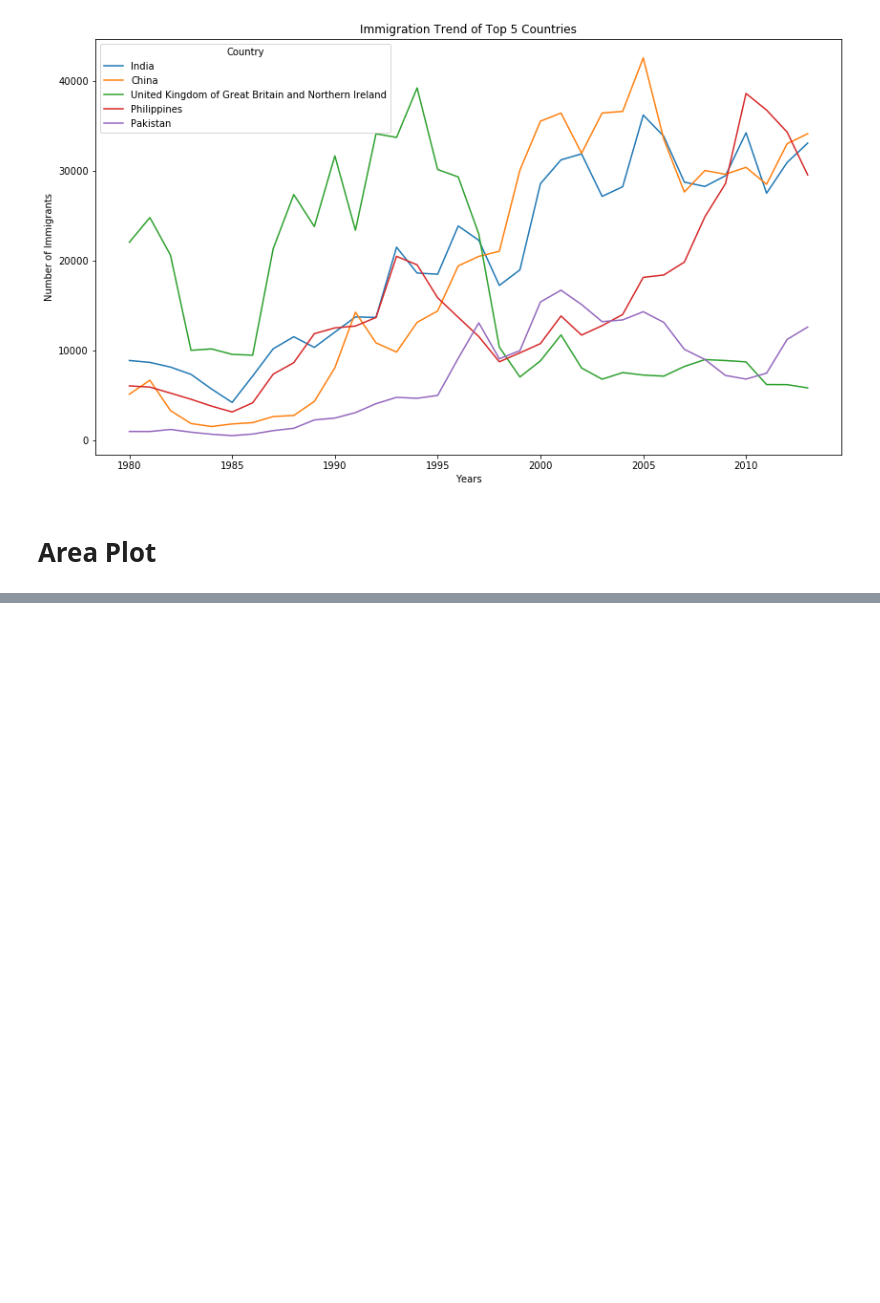
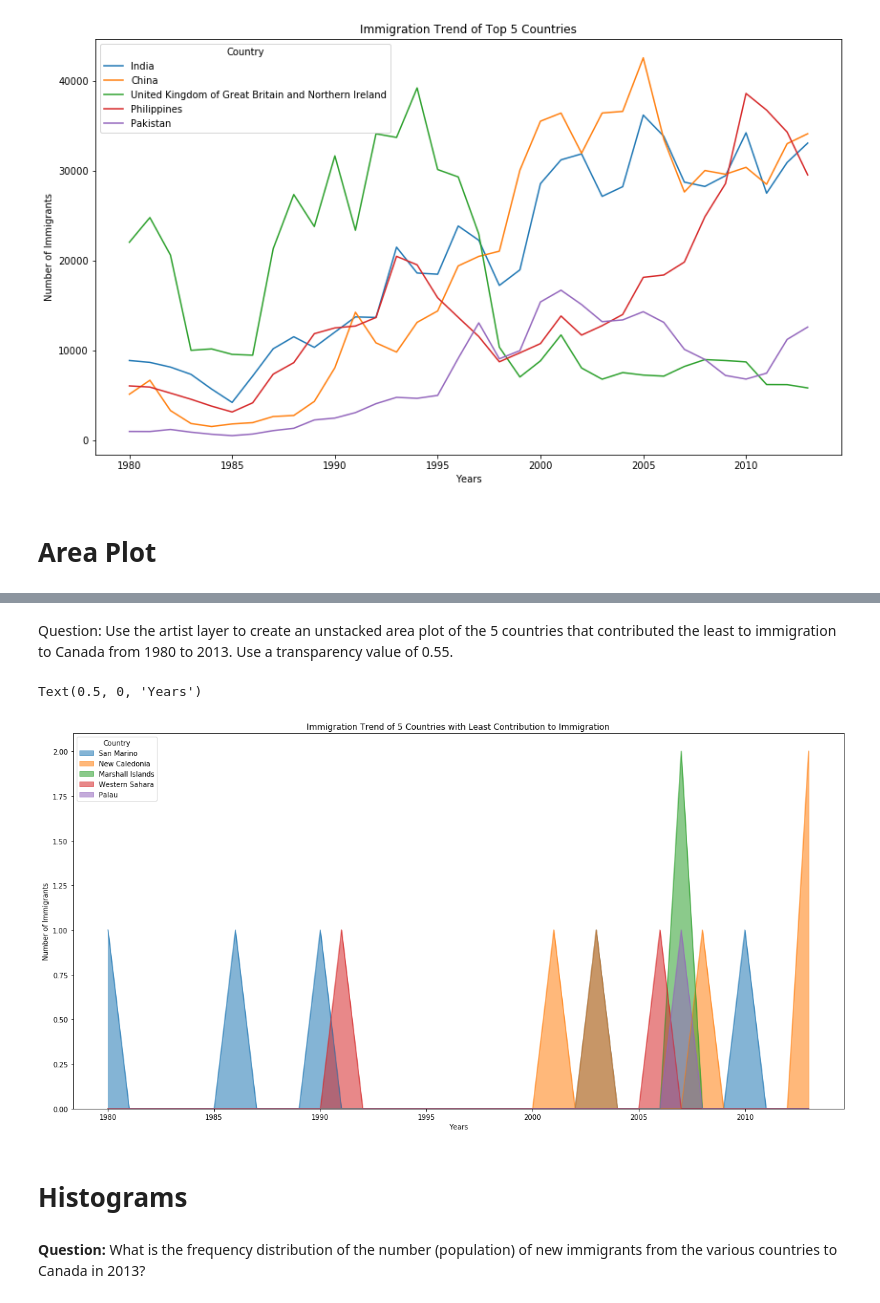
Before and after one commit to VishwasMore/data-visualization, a Jupyter notebook: canada-immigration-short.ipynb, the cells around one changed output, grey strips where cells are left out. Cells and saved outputs as stored; diff of their text form; code cells hidden in the pictures; blank space fills up the shorter version.

```diff
--- a/canada-immigration-short.ipynb
+++ b/canada-immigration-short.ipynb
@@ -356,0 +423,24 @@ plt.show()
+# %% [markdown]
+Question: Use the artist layer to create an unstacked area plot of the 5 countries that contributed the least to immigration to Canada from 1980 to 2013. Use a transparency value of 0.55.
+# %%
+# Get the 5 countries with least contribution
+df_least5 = df_can.tail(5)
+
+# Transpose the dataframe
+df_least5 = df_least5[years].transpose()
+
+# Lets change the index value of least 5 to int
+df_least5.index = df_least5.index.map(int)
+
+ax = df_least5.plot(kind = 'area', alpha = 0.55, stacked = False, figsize = (20,10))
+
+ax.set_title('Immigration Trend of 5 Countries with Least Contribution to Immigration')
+ax.set_ylabel('Number of Immigrants')
+ax.set_xlabel('Years')
+# %% [output]
+Text(0.5, 0, 'Years')
+[figure, added]
+# %% [markdown]
+# Histograms
+# %% [markdown]
+**Question:** What is the frequency distribution of the number (population) of new immigrants from the various countries to Canada in 2013?
```
Also changed, not shown: parts of 30 cells of this notebook, 1 other file.
